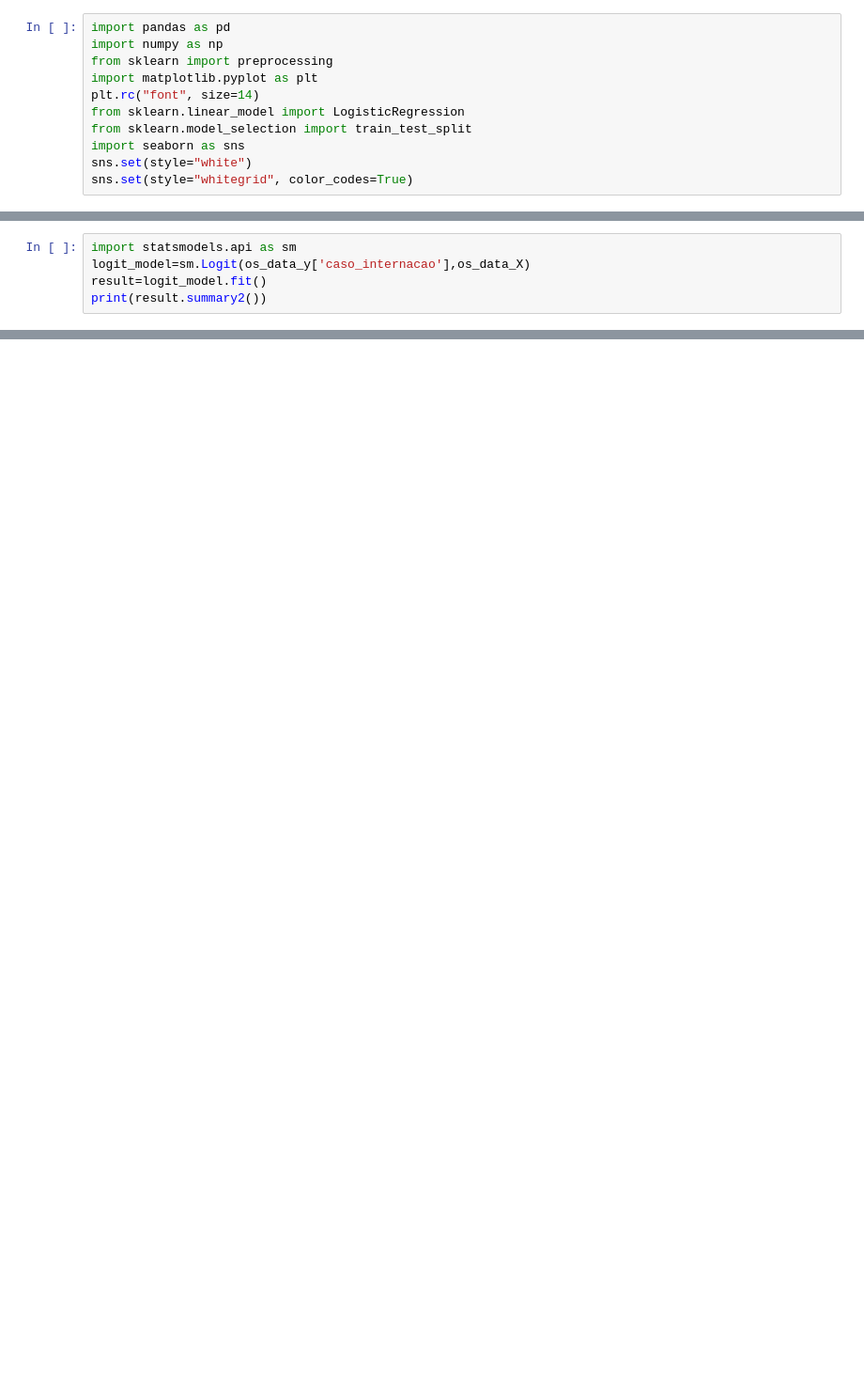
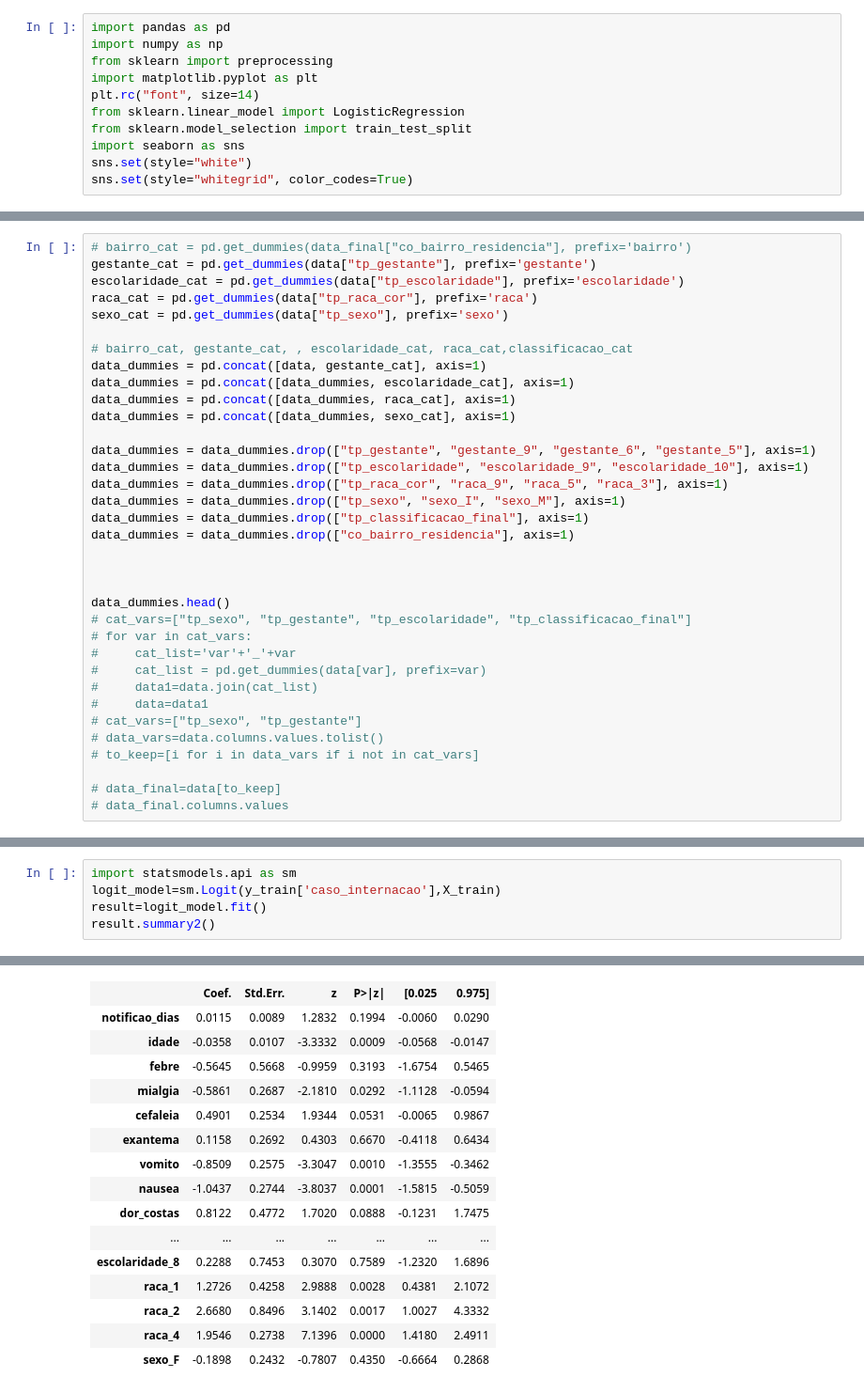
Before and after one commit to 15steps/mineracao-casos-dengue, a Jupyter notebook: regression_smote_roc curve.ipynb, the cells around one changed output, grey strips where cells are left out. Shown at 94% size. Cells and saved outputs as stored; diff of their text form; blank space fills up the shorter version.

```diff
--- a/regression_smote_roc curve.ipynb
+++ b/regression_smote_roc curve.ipynb
@@ -111,0 +44,35 @@ IndexError: index 52 is out of bounds for axis 0 with size 41
+# %%
+# bairro_cat = pd.get_dummies(data_final["co_bairro_residencia"], prefix='bairro')
+gestante_cat = pd.get_dummies(data["tp_gestante"], prefix='gestante')
+escolaridade_cat = pd.get_dummies(data["tp_escolaridade"], prefix='escolaridade')
+raca_cat = pd.get_dummies(data["tp_raca_cor"], prefix='raca')
+sexo_cat = pd.get_dummies(data["tp_sexo"], prefix='sexo')
+
+# bairro_cat, gestante_cat, , escolaridade_cat, raca_cat,classificacao_cat
+data_dummies = pd.concat([data, gestante_cat], axis=1)
+data_dummies = pd.concat([data_dummies, escolaridade_cat], axis=1)
+data_dummies = pd.concat([data_dummies, raca_cat], axis=1)
+data_dummies = pd.concat([data_dummies, sexo_cat], axis=1)
+
+data_dummies = data_dummies.drop(["tp_gestante", "gestante_9", "gestante_6", "gestante_5"], axis=1)
+data_dummies = data_dummies.drop(["tp_escolaridade", "escolaridade_9", "escolaridade_10"], axis=1)
+data_dummies = data_dummies.drop(["tp_raca_cor", "raca_9", "raca_5", "raca_3"], axis=1)
+data_dummies = data_dummies.drop(["tp_sexo", "sexo_I", "sexo_M"], axis=1)
+data_dummies = data_dummies.drop(["tp_classificacao_final"], axis=1)
+data_dummies = data_dummies.drop(["co_bairro_residencia"], axis=1)
+
+
+
+data_dummies.head()
+# cat_vars=["tp_sexo", "tp_gestante", "tp_escolaridade", "tp_classificacao_final"]
+# for var in cat_vars:
+#     cat_list='var'+'_'+var
+#     cat_list = pd.get_dummies(data[var], prefix=var)
+#     data1=data.join(cat_list)
+#     data=data1
+# cat_vars=["tp_sexo", "tp_gestante"]
+# data_vars=data.columns.values.tolist()
+# to_keep=[i for i in data_vars if i not in cat_vars]
+
+# data_final=data[to_keep]
+# data_final.columns.values
@@ -112,7 +96,7 @@ IndexError: index 52 is out of bounds for axis 0 with size 41
 # %%
 import statsmodels.api as sm
-logit_model=sm.Logit(os_data_y['caso_internacao'],os_data_X)
+logit_model=sm.Logit(y_train['caso_internacao'],X_train)
 result=logit_model.fit()
-print(result.summary2())
+result.summary2()
 # %% [output]
 Warning: Maximum number of iterations has been exceeded.
@@ -135,3 +113,19 @@ tp_evolucao_caso_9     -381.7914 390413.6293   -0.0010 0.9992  -765578.4439  764
+|  | Coef. | Std.Err. | z | P>|z| | [0.025 | 0.975] |
+| notificao_dias | 0.0115 | 0.0089 | 1.2832 | 0.1994 | -0.0060 | 0.0290 |
+| idade | -0.0358 | 0.0107 | -3.3332 | 0.0009 | -0.0568 | -0.0147 |
+| febre | -0.5645 | 0.5668 | -0.9959 | 0.3193 | -1.6754 | 0.5465 |
+| mialgia | -0.5861 | 0.2687 | -2.1810 | 0.0292 | -1.1128 | -0.0594 |
+| cefaleia | 0.4901 | 0.2534 | 1.9344 | 0.0531 | -0.0065 | 0.9867 |
+| exantema | 0.1158 | 0.2692 | 0.4303 | 0.6670 | -0.4118 | 0.6434 |
+| vomito | -0.8509 | 0.2575 | -3.3047 | 0.0010 | -1.3555 | -0.3462 |
+| nausea | -1.0437 | 0.2744 | -3.8037 | 0.0001 | -1.5815 | -0.5059 |
+| dor_costas | 0.8122 | 0.4772 | 1.7020 | 0.0888 | -0.1231 | 1.7475 |
+| ... | ... | ... | ... | ... | ... | ... |
+| escolaridade_8 | 0.2288 | 0.7453 | 0.3070 | 0.7589 | -1.2320 | 1.6896 |
+| raca_1 | 1.2726 | 0.4258 | 2.9888 | 0.0028 | 0.4381 | 2.1072 |
+| raca_2 | 2.6680 | 0.8496 | 3.1402 | 0.0017 | 1.0027 | 4.3332 |
+| raca_4 | 1.9546 | 0.2738 | 7.1396 | 0.0000 | 1.4180 | 2.4911 |
+| sexo_F | -0.1898 | 0.2432 | -0.7807 | 0.4350 | -0.6664 | 0.2868 |
 # %%
 from sklearn.linear_model import LogisticRegression
 from sklearn import metrics
```
Also changed, not shown: parts of 32 cells of this notebook, 4 other files.
